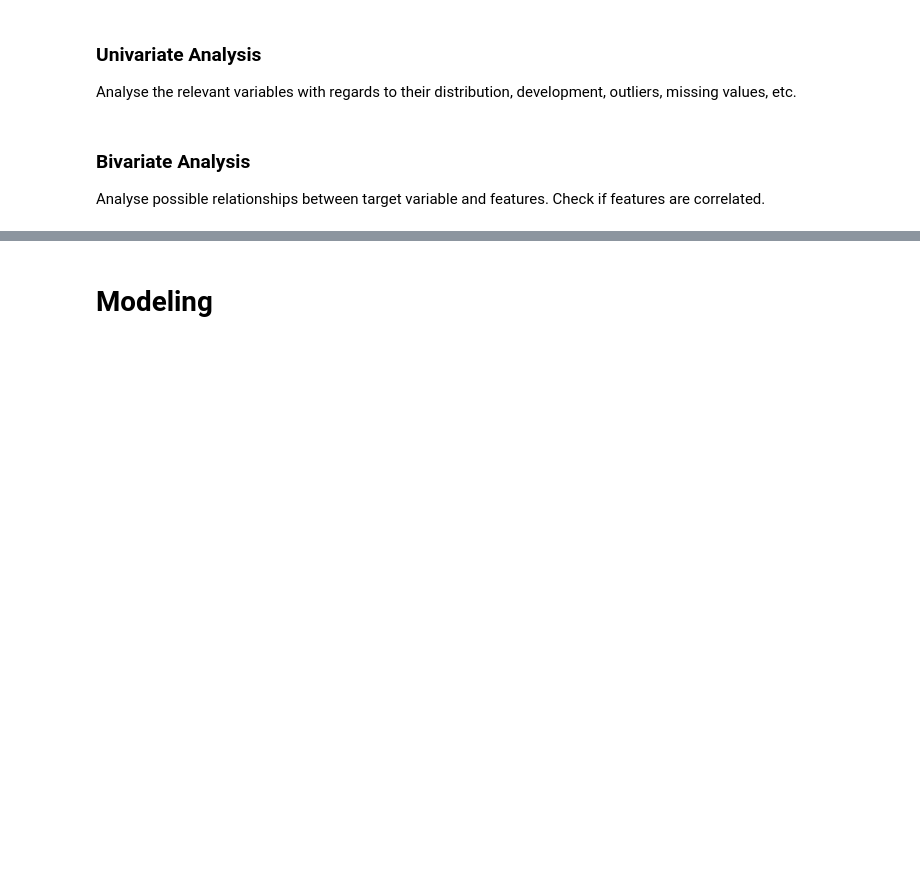
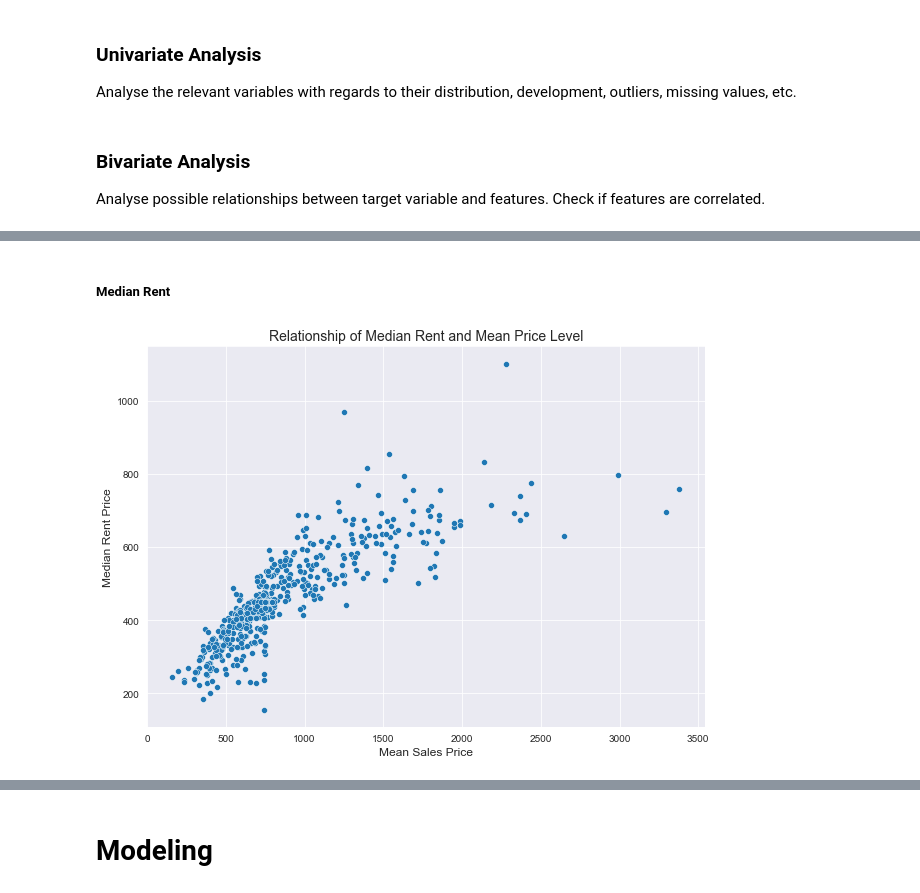
Before and after one commit to walthersy/NSW-house-price, a Jupyter notebook: Main Notebook.ipynb, the cells around one changed output, grey strips where cells are left out. Drawn from its saved outputs; the diff is of its cells as text; code cells hidden in the pictures; blank space fills up the shorter version.

```diff
--- a/Main Notebook.ipynb
+++ b/Main Notebook.ipynb
@@ -194,0 +156,11 @@ Interesting features to analyse over time together with price:
+# %% [markdown]
+##### Median Rent
+# %%
+sns.set_style("darkgrid")
+plt.figure(figsize=(10,7))
+sns.scatterplot(x="mean_price", y="median_rent_newb", data=pivot_postcode)
+plt.title("Relationship of Median Rent and Mean Price Level", fontsize=14)
+plt.xlabel("Mean Sales Price", fontsize=12)
+plt.ylabel("Median Rent Price", fontsize=12);
+# %% [output]
+[figure, added]
```
Also changed, not shown: parts of 56 cells of this notebook.
